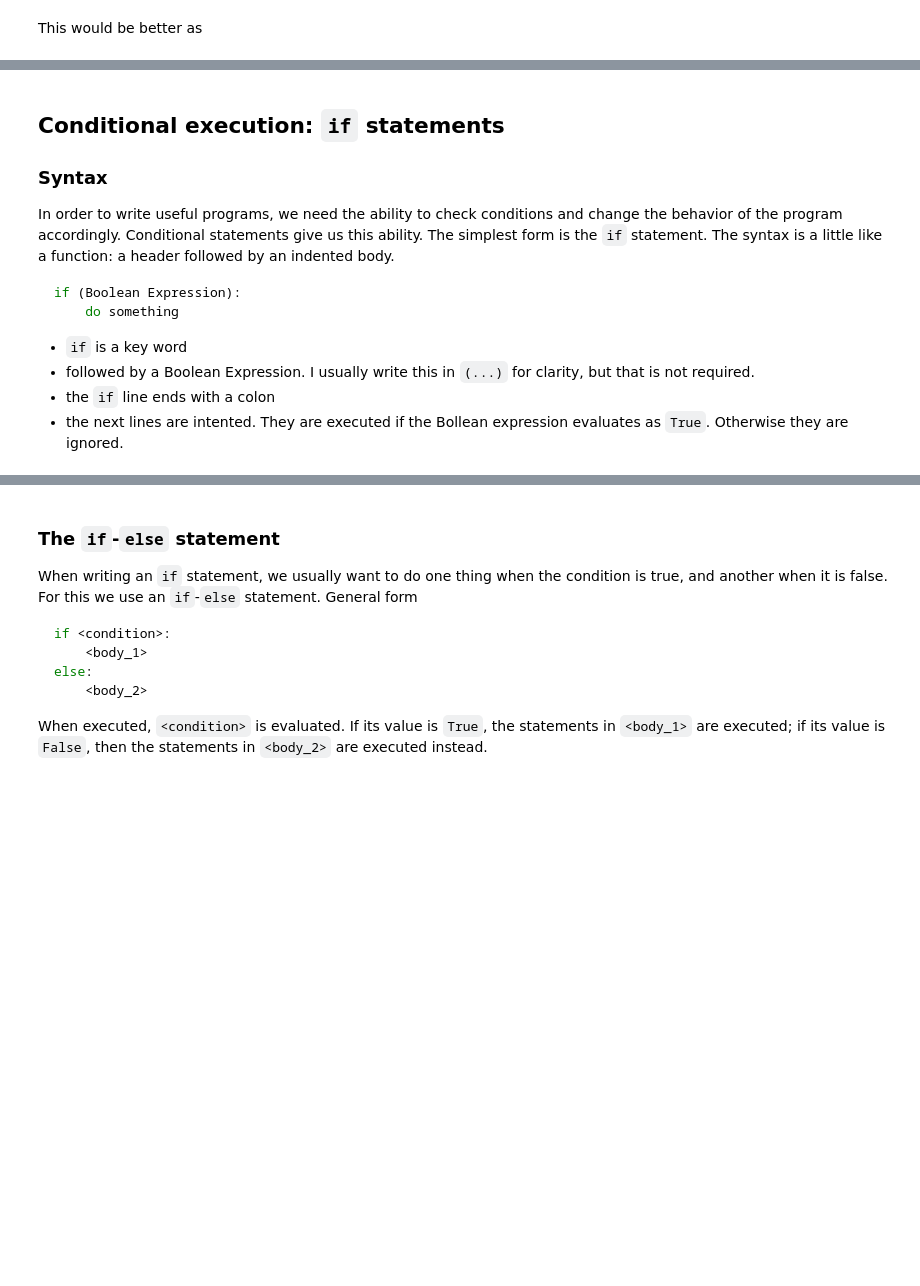
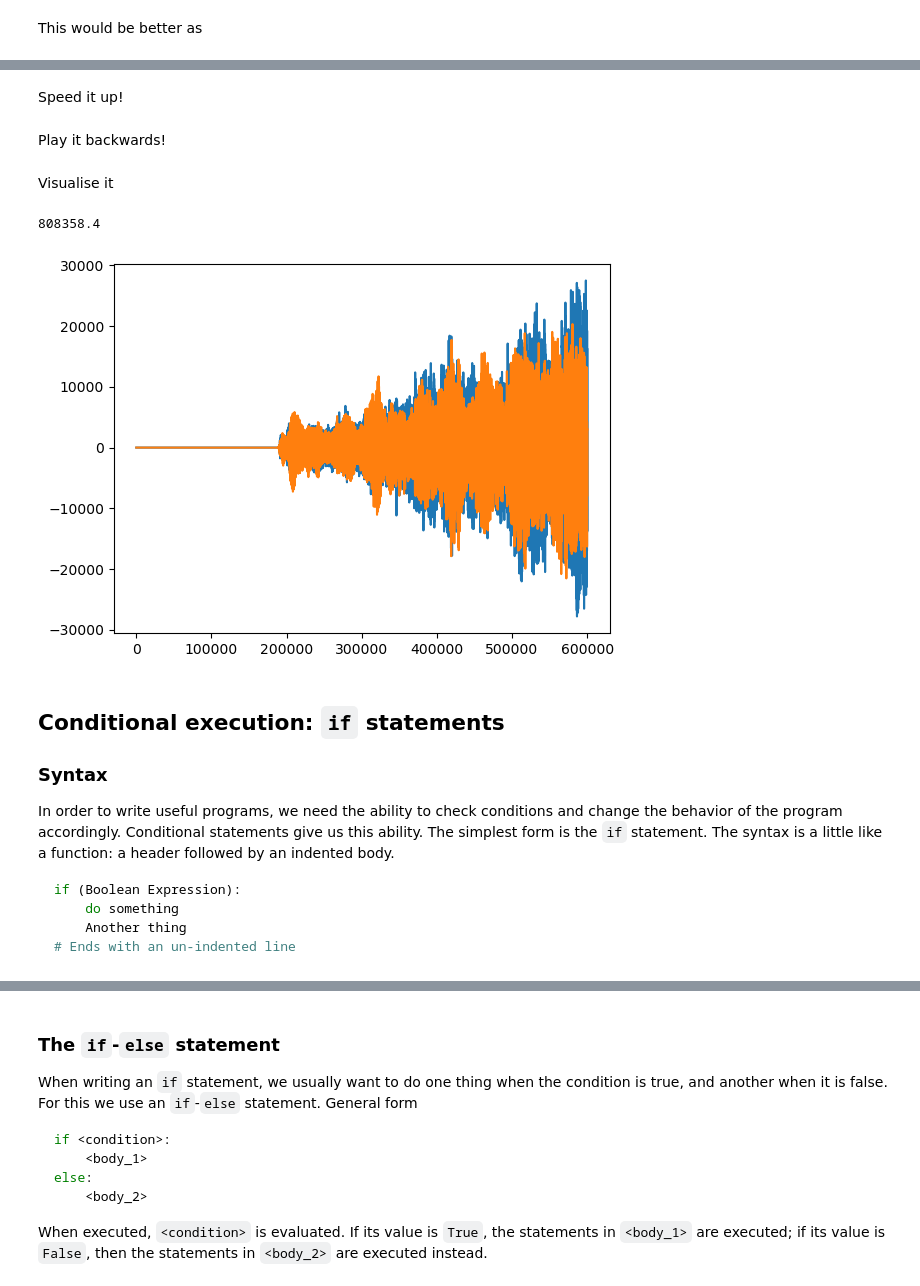
Before and after one commit to niallmadden/2223-cs103, a Jupyter notebook: Lectures/Week04/CS103-Week04.ipynb, the cells around one changed output, grey strips where cells are left out. Drawn from its saved outputs; the diff is of its cells as text; code cells hidden in the pictures; blank space fills up the shorter version.

````diff
--- a/Lectures/Week04/CS103-Week04.ipynb
+++ b/Lectures/Week04/CS103-Week04.ipynb
@@ -157,0 +291,6 @@ print(f"George Boole spent {percent_life_in_Cork:.2f}% of his life in Cork")
+# %%
+import scipy.io.wavfile as wav
+import sounddevice as sd
+
+AGS_fs, AGS_x = wav.read('Bach-AirOnAGString.wav')
+sd.play(AGS_x, AGS_fs)
@@ -157,0 +305,2 @@ print(f"George Boole spent {percent_life_in_Cork:.2f}% of his life in Cork")
+# %% [markdown]
+Speed it up!
@@ -157,0 +310,2 @@ print(f"George Boole spent {percent_life_in_Cork:.2f}% of his life in Cork")
+# %% [markdown]
+Play it backwards!
@@ -158,3 +315,12 @@ print(f"George Boole spent {percent_life_in_Cork:.2f}% of his life in Cork")
+# %% [markdown]
+Visualise it
+# %%
+import matplotlib.pyplot as plt
+plt.plot(AGS_x[0:600000,:])
+len(AGS_x)/10
+# %% [output]
+808358.4
+[figure, added]
 # %% [markdown]
 ## Conditional execution: `if` statements
 ### Syntax
@@ -164,9 +330,6 @@ In order to write useful programs, we need the ability to check conditions and c
 ```python
 if (Boolean Expression):
     do something
+    Another thing
+# Ends with an un-indented line
 ```
-
-* `if` is a key word
-* followed by a Boolean Expression. I usually write this in `(...)` for clarity, but that is not required.
-* the `if` line ends with a colon
-* the next lines are intented. They are executed if the Bollean expression evaluates as `True`. Otherwise they are ignored.
````
Also changed, not shown: parts of 70 cells of this notebook, 1 other file.
